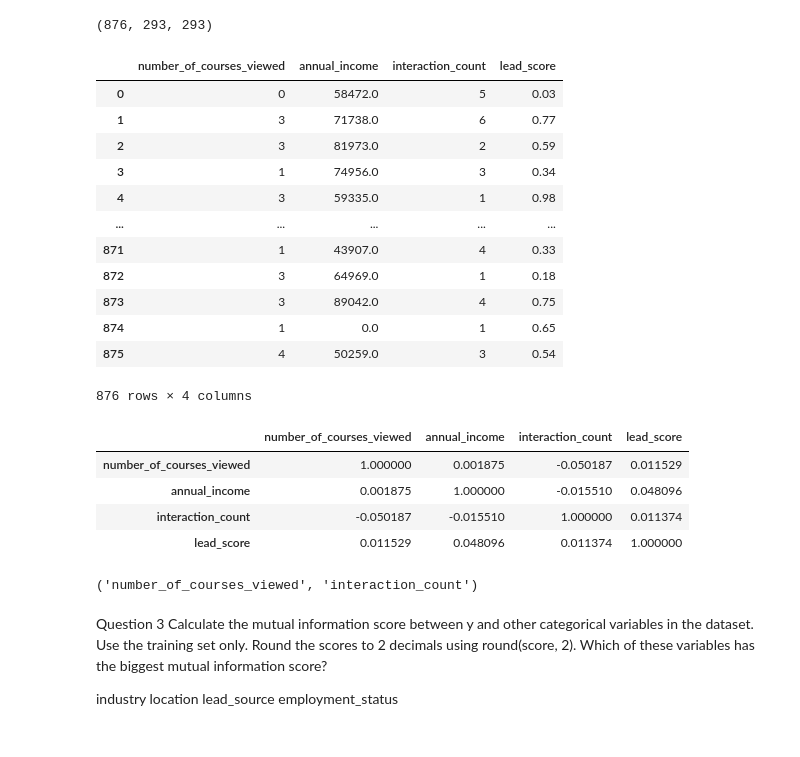
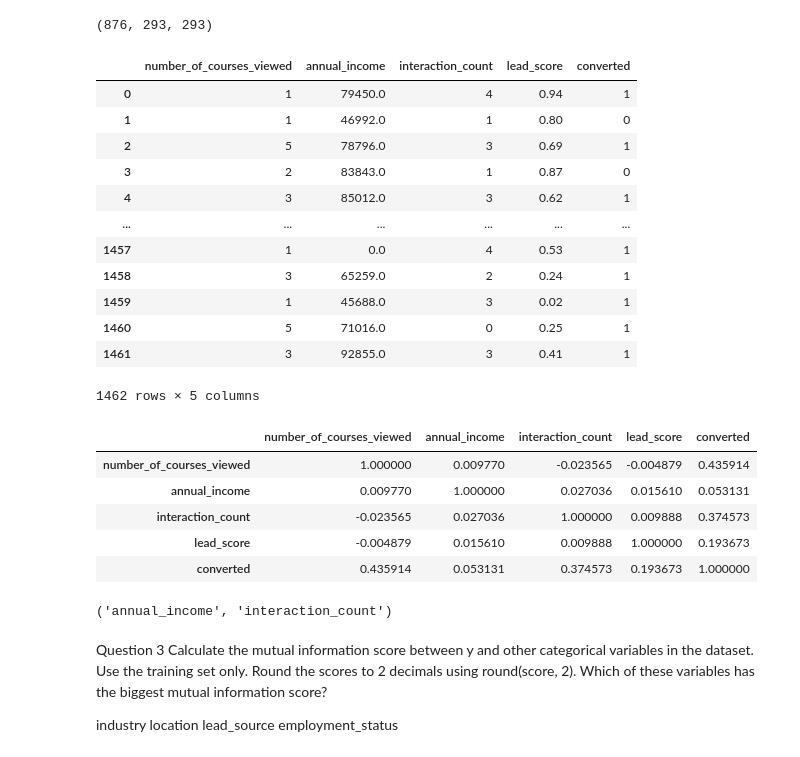
Before and after one commit to FrancoCate99/machine-learning-zoomcamp-homework, a Jupyter notebook: 03-clasiffication/homework_03.ipynb, the cells around one changed output. Saved outputs shown, nothing was run; the diff lists cells and outputs as text; code cells hidden in the pictures.

```diff
--- a/03-clasiffication/homework_03.ipynb
+++ b/03-clasiffication/homework_03.ipynb
@@ -136,31 +136,32 @@ del df_train['converted']
 del df_val['converted']
 del df_test['converted']
 # %%
-X_numeric = df_train.select_dtypes(include='number')
+X_numeric = df.select_dtypes(include='number')
 X_numeric
 # %% [output]
-|  | number_of_courses_viewed | annual_income | interaction_count | lead_score |
-| 0 | 0 | 58472.0 | 5 | 0.03 |
-| 1 | 3 | 71738.0 | 6 | 0.77 |
-| 2 | 3 | 81973.0 | 2 | 0.59 |
-| 3 | 1 | 74956.0 | 3 | 0.34 |
-| 4 | 3 | 59335.0 | 1 | 0.98 |
-| ... | ... | ... | ... | ... |
-| 871 | 1 | 43907.0 | 4 | 0.33 |
-| 872 | 3 | 64969.0 | 1 | 0.18 |
-| 873 | 3 | 89042.0 | 4 | 0.75 |
-| 874 | 1 | 0.0 | 1 | 0.65 |
-| 875 | 4 | 50259.0 | 3 | 0.54 |
+|  | number_of_courses_viewed | annual_income | interaction_count | lead_score | converted |
+| 0 | 1 | 79450.0 | 4 | 0.94 | 1 |
+| 1 | 1 | 46992.0 | 1 | 0.80 | 0 |
+| 2 | 5 | 78796.0 | 3 | 0.69 | 1 |
+| 3 | 2 | 83843.0 | 1 | 0.87 | 0 |
+| 4 | 3 | 85012.0 | 3 | 0.62 | 1 |
+| ... | ... | ... | ... | ... | ... |
+| 1457 | 1 | 0.0 | 4 | 0.53 | 1 |
+| 1458 | 3 | 65259.0 | 2 | 0.24 | 1 |
+| 1459 | 1 | 45688.0 | 3 | 0.02 | 1 |
+| 1460 | 5 | 71016.0 | 0 | 0.25 | 1 |
+| 1461 | 3 | 92855.0 | 3 | 0.41 | 1 |
-876 rows × 4 columns
+1462 rows × 5 columns
 # %%
 corr_matrix = X_numeric.corr()
 corr_matrix
 # %% [output]
-|  | number_of_courses_viewed | annual_income | interaction_count | lead_score |
-| number_of_courses_viewed | 1.000000 | 0.001875 | -0.050187 | 0.011529 |
-| annual_income | 0.001875 | 1.000000 | -0.015510 | 0.048096 |
-| interaction_count | -0.050187 | -0.015510 | 1.000000 | 0.011374 |
-| lead_score | 0.011529 | 0.048096 | 0.011374 | 1.000000 |
+|  | number_of_courses_viewed | annual_income | interaction_count | lead_score | converted |
+| number_of_courses_viewed | 1.000000 | 0.009770 | -0.023565 | -0.004879 | 0.435914 |
+| annual_income | 0.009770 | 1.000000 | 0.027036 | 0.015610 | 0.053131 |
+| interaction_count | -0.023565 | 0.027036 | 1.000000 | 0.009888 | 0.374573 |
+| lead_score | -0.004879 | 0.015610 | 0.009888 | 1.000000 | 0.193673 |
+| converted | 0.435914 | 0.053131 | 0.374573 | 0.193673 | 1.000000 |
 # %%
 pairs = [
     ('interaction_count', 'lead_score'),
@@ -180,7 +181,7 @@ for f1, f2 in pairs:
 
 max_pair
 # %% [output]
-('number_of_courses_viewed', 'interaction_count')
+('annual_income', 'interaction_count')
 # %% [markdown]
 Question 3
 Calculate the mutual information score between y and other categorical variables in the dataset. Use the training set only.
```
